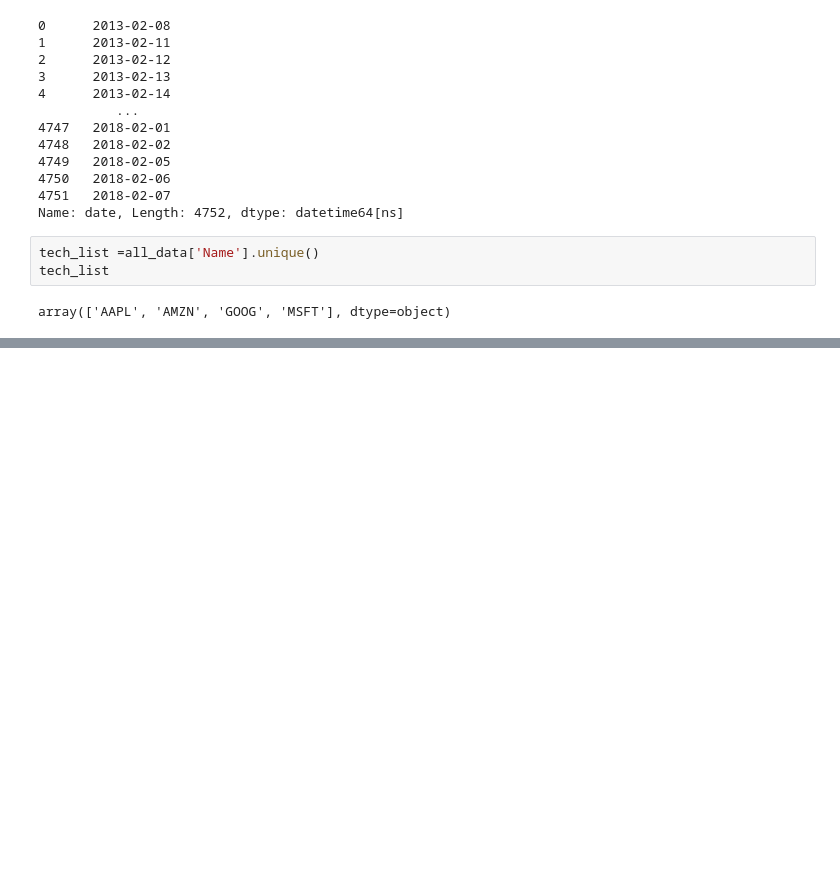
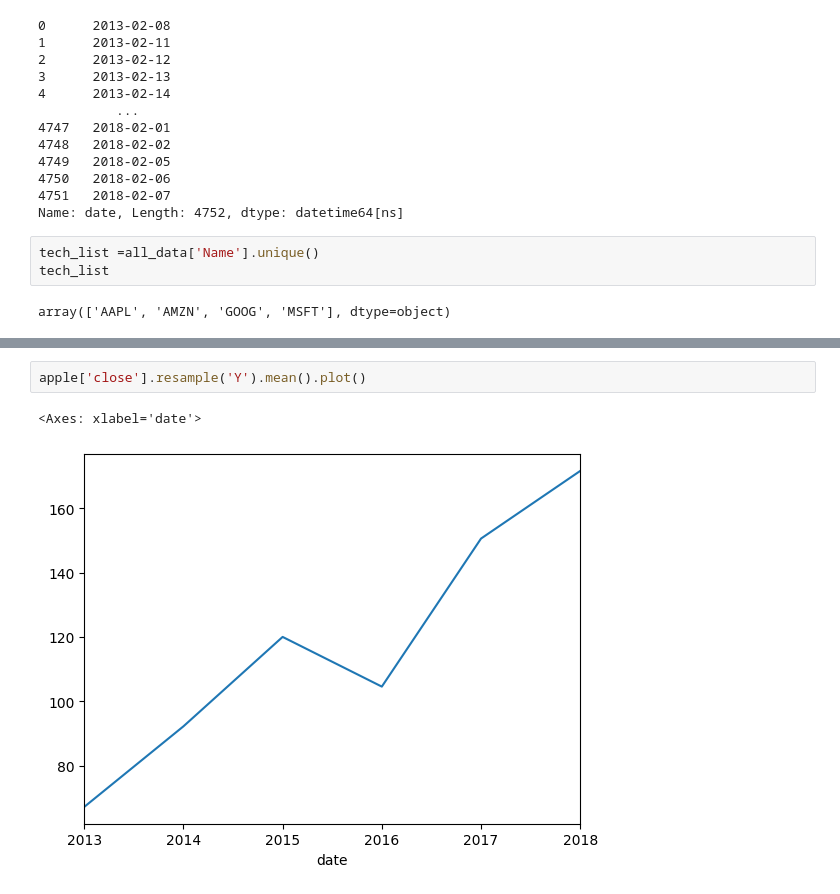
Before and after one commit to Sisira6K/SP_Stock_Price_Analysis, a Jupyter notebook: Stockprice_Analysis.ipynb, the cells around one changed output, grey strips where cells are left out. Saved outputs shown, nothing was run; the diff lists cells and outputs as text; blank space fills up the shorter version.

```diff
--- a/Stockprice_Analysis.ipynb
+++ b/Stockprice_Analysis.ipynb
@@ -139,0 +395,5 @@ array(['AAPL', 'AMZN', 'GOOG', 'MSFT'], dtype=object)
+# %%
+apple['close'].resample('Y').mean().plot()
+# %% [output]
+<Axes: xlabel='date'>
+[figure, added]
```
Also changed, not shown: parts of 59 cells of this notebook, 1 other file.
